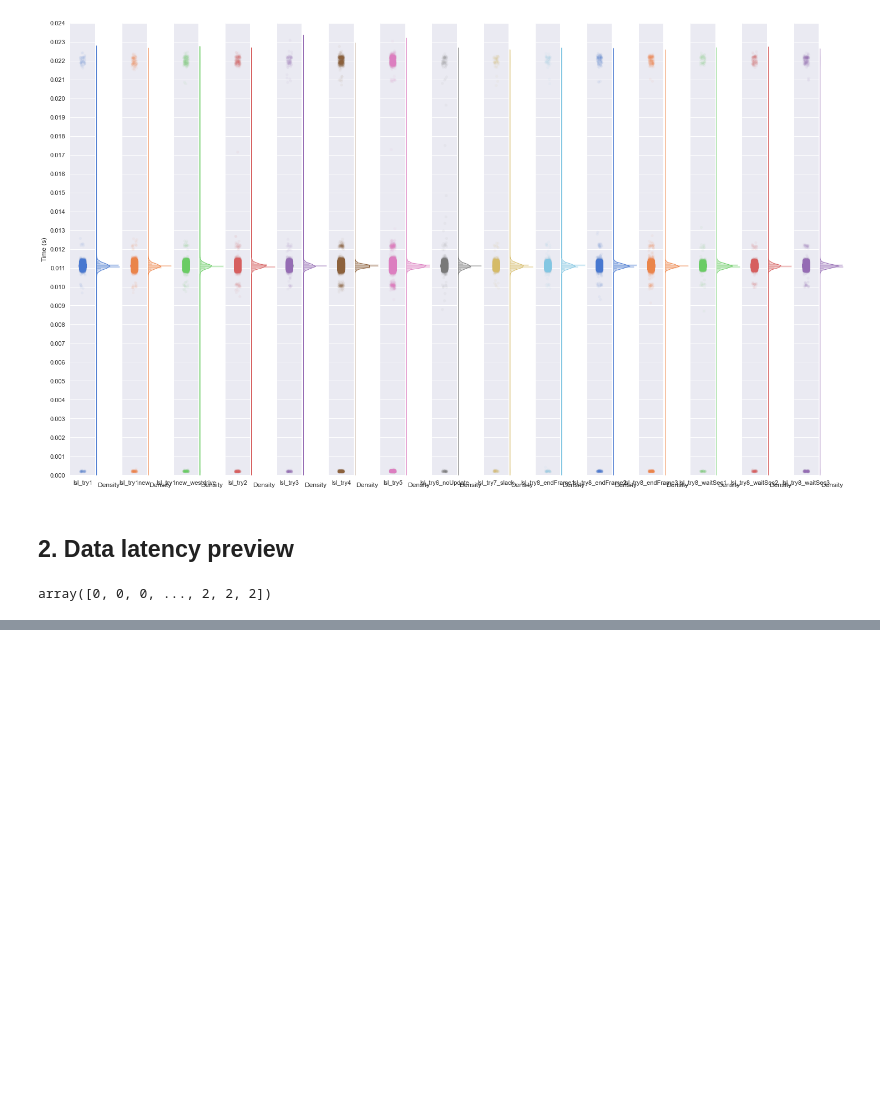
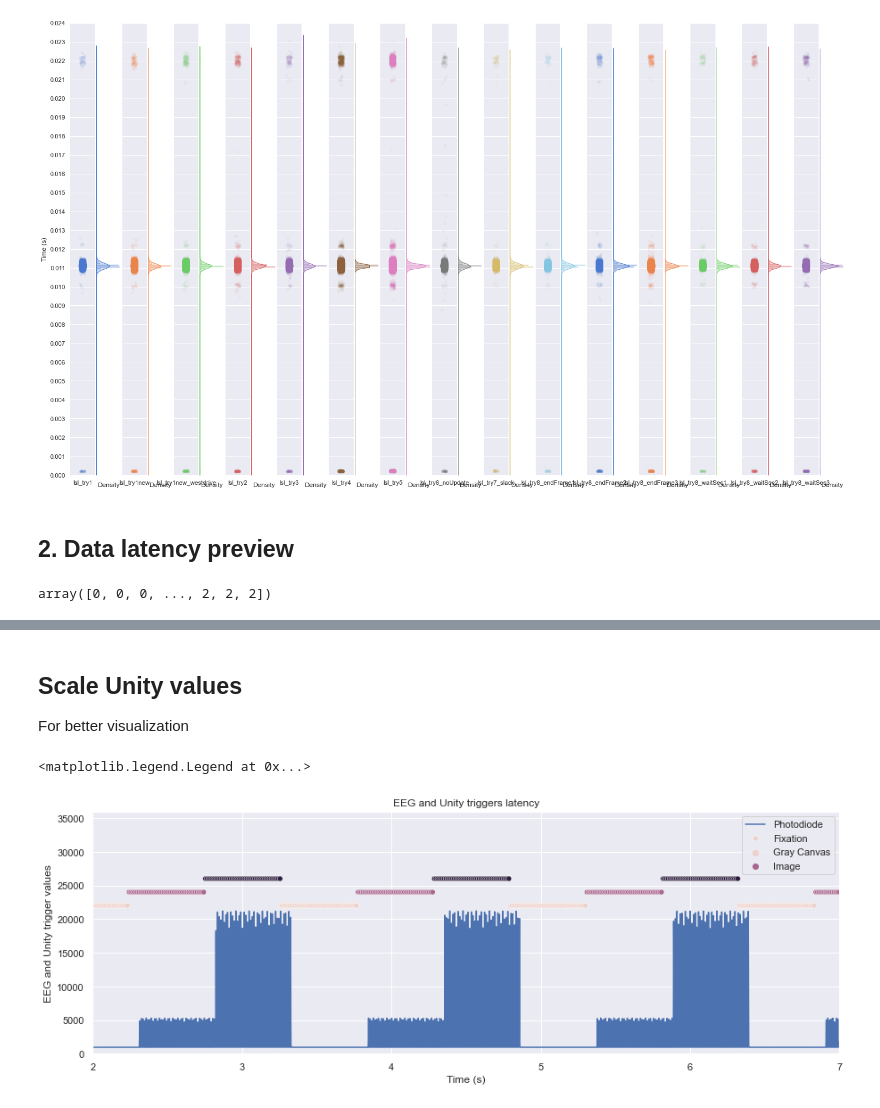
Before and after one commit to JohnMadrid/lsl_latency_corout_analysis, a Jupyter notebook: analysis_John.ipynb, the cells around one changed output, grey strips where cells are left out. Saved outputs shown, nothing was run; the diff lists cells and outputs as text; code cells hidden in the pictures; blank space fills up the shorter version.

```diff
--- a/analysis_John.ipynb
+++ b/analysis_John.ipynb
@@ -978,0 +959,21 @@ plt.show()
+# %% [markdown]
+## Scale Unity values
+For better visualization
+# %%
+preview_scaled = [
+    ["black/white", u_time_selection, 26000 + 2000 * -u_color_selection],
+    ["photodiode", e_time_selection, e_color_selection],
+]
+# %%
+fig, ax = plt.subplots(nrows=1, figsize=(15, 5))
+sns.lineplot(x=preview_scaled[1][1], y=preview_scaled[1][2])
+sns.scatterplot(x=preview_scaled[0][1], y=preview_scaled[0][2], hue=preview_scaled[0][2])
+ax.set_xlabel("Time (s)")
+ax.set_ylabel("EEG and Unity trigger values")
+ax.set_ylim(0, 36000)
+ax.set_xlim(2, 7)
+ax.set_title("EEG and Unity triggers latency")
+plt.legend(["Photodiode","Fixation", "Gray Canvas", "Image"], loc="upper right")
+# %% [output]
+<matplotlib.legend.Legend at 0x...>
+[figure, added]
```
Also changed, not shown: parts of 13 cells of this notebook.
